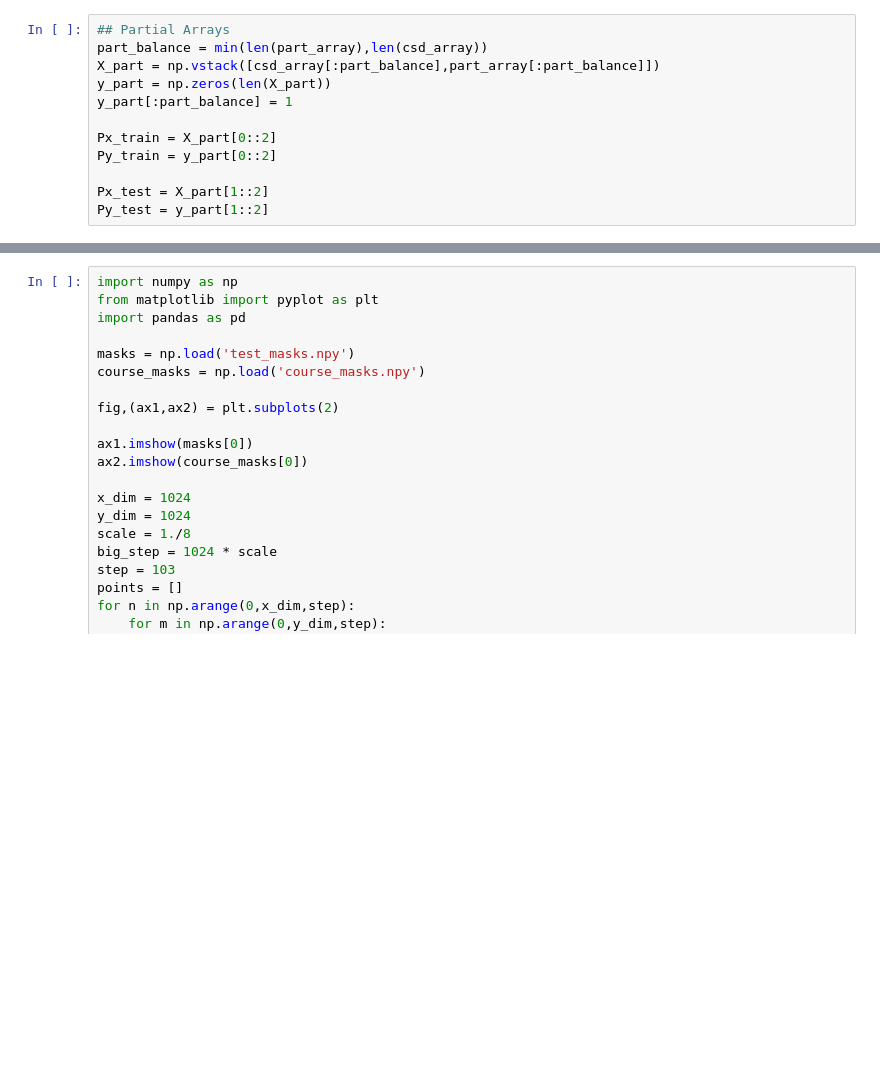
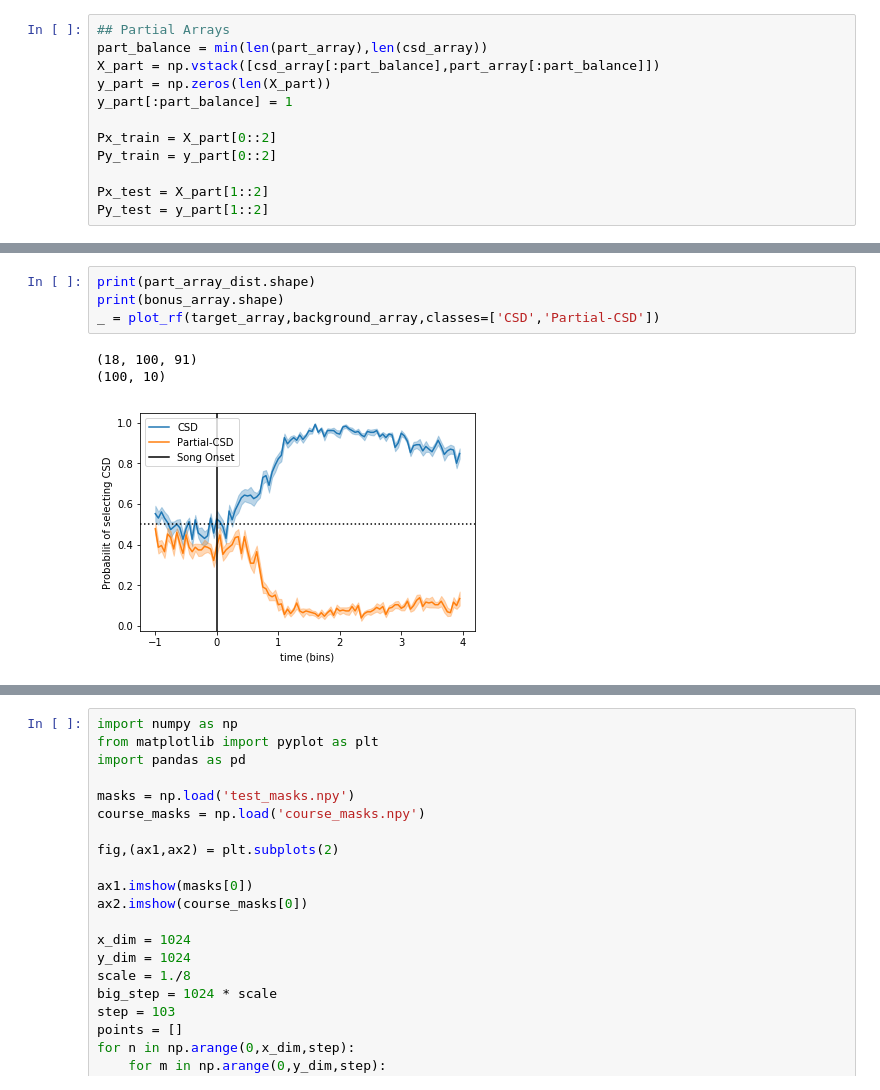
Before and after one commit to aperkes/PostureAnalysis, a Jupyter notebook: cloud_sandbox.ipynb, the cells around one changed output, grey strips where cells are left out. Drawn from its saved outputs; the diff is of its cells as text; blank space fills up the shorter version.

```diff
--- a/cloud_sandbox.ipynb
+++ b/cloud_sandbox.ipynb
@@ -201,0 +370,8 @@ Ry_test = Ry[1::2]
+# %%
+print(part_array_dist.shape)
+print(bonus_array.shape)
+_ = plot_rf(target_array,background_array,classes=['CSD','Partial-CSD'])
+# %% [output]
+(18, 100, 91)
+(100, 10)
+[figure, added]
```
Also changed, not shown: parts of 36 cells of this notebook, 2 other files.
